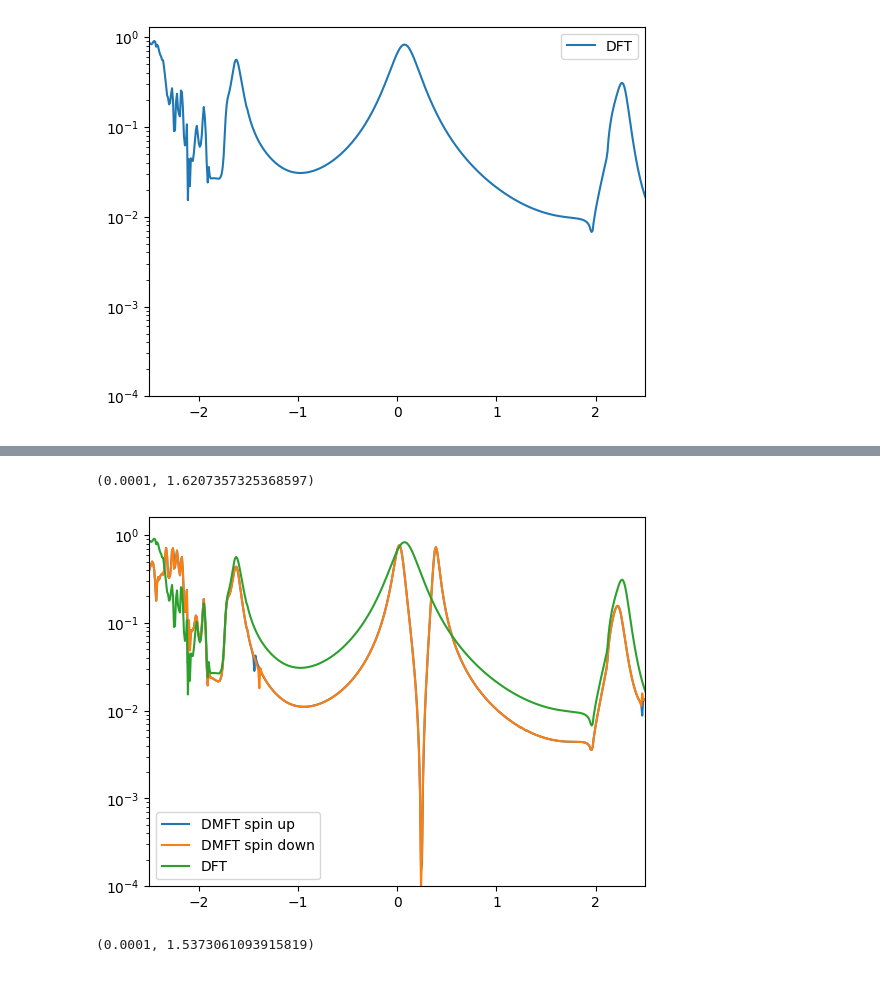
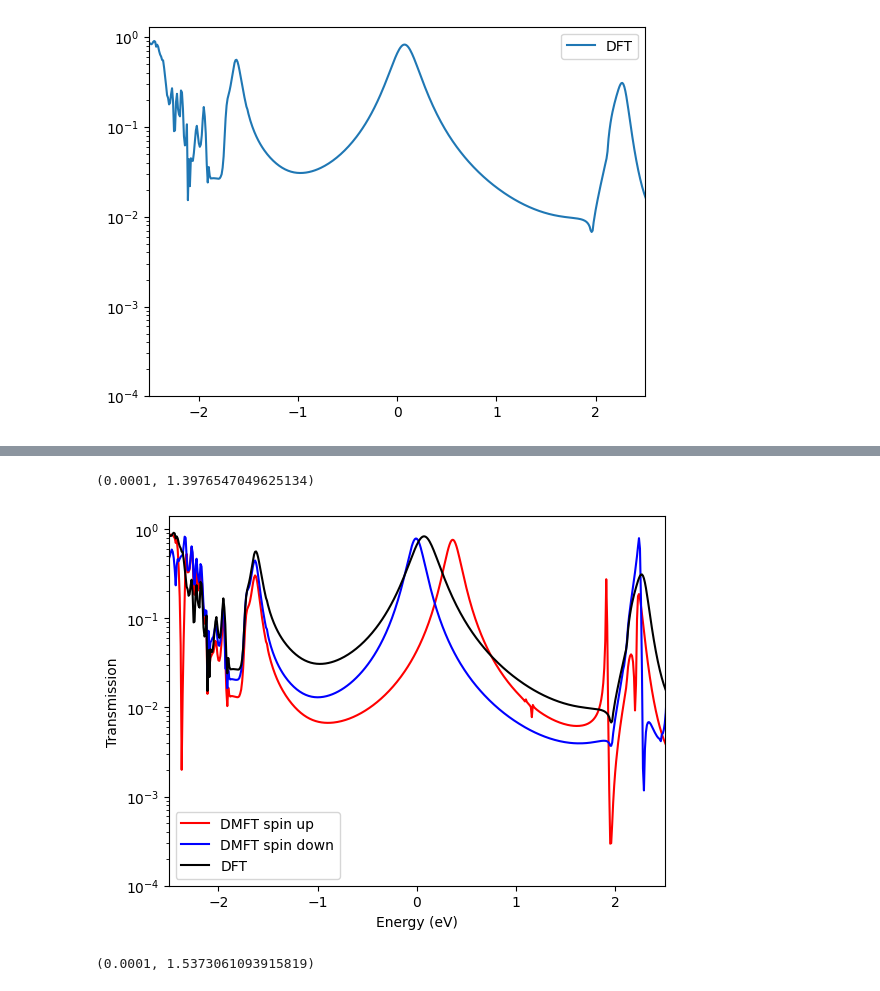
Before and after one commit to aj0337/qtpyt-tests, a Jupyter notebook: pentadienyl/notebooks/analysis.ipynb, the cells around one changed output, grey strips where cells are left out. Saved outputs shown, nothing was run; the diff lists cells and outputs as text; code cells hidden in the pictures.

```diff
--- a/pentadienyl/notebooks/analysis.ipynb
+++ b/pentadienyl/notebooks/analysis.ipynb
@@ -7,5 +7,5 @@ os.chdir(new_path)
 # %%
-E,T_dft = np.load("./output/lowdin/dft_transmission.npy")
+E,T_dft = np.load("../output/lowdin/dft_transmission.npy")
 plt.plot(E,T_dft,label='DFT')
 plt.yscale('log')
 plt.legend()
@@ -27,16 +30,21 @@ plt.ylim(bottom=1e-4)
 # %%
-_,T_spin_up = np.load("./output/lowdin/dmft/spin/dmft_transmission_up.npy")
-_,T_spin_down = np.load("./output/lowdin/dmft/spin/dmft_transmission_down.npy")
-plt.plot(E,T_spin_up,label='DMFT spin up')
-plt.plot(E,T_spin_down,label='DMFT spin down')
-plt.plot(E,T_dft,label='DFT')
+_,T_spin_up = np.load("../output/lowdin/beta_1000/dmft/spin/dmft_transmission_up.npy")
+_,T_spin_down = np.load("../output/lowdin/beta_1000/dmft/spin/dmft_transmission_dw.npy")
+plt.plot(E,T_spin_up,label='DMFT spin up',color='red')
+plt.plot(E,T_spin_down,label='DMFT spin down',color='blue')
+plt.plot(E,T_dft,label='DFT',color='black')
+# plt.plot(Eref,Tref,'.',color='black')
+# plt.plot(Eref,Tref_up,'.',color='red')
+# plt.plot(Eref,Tref_down,'.',color='blue')
 plt.yscale('log')
 plt.legend()
 plt.xlim(-2.5,2.5)
+plt.ylabel('Transmission')
+plt.xlabel('Energy (eV)')
 plt.ylim(bottom=1e-4)
 # %% [output]
-(0.0001, 1.6207357325368597)
+(0.0001, 1.3976547049625134)
-[figure, old version]
+[figure, new version]
 # %%
 E,T_spin_up = np.load("./output/lowdin/beta_1000000.0/dmft/spin/dmft_transmission_up.npy")
 _,T_spin_down = np.load("./output/lowdin/beta_1000000.0/dmft/spin/dmft_transmission_dw.npy")
```
Also changed, not shown: parts of 3 cells of this notebook, 45 other files.
